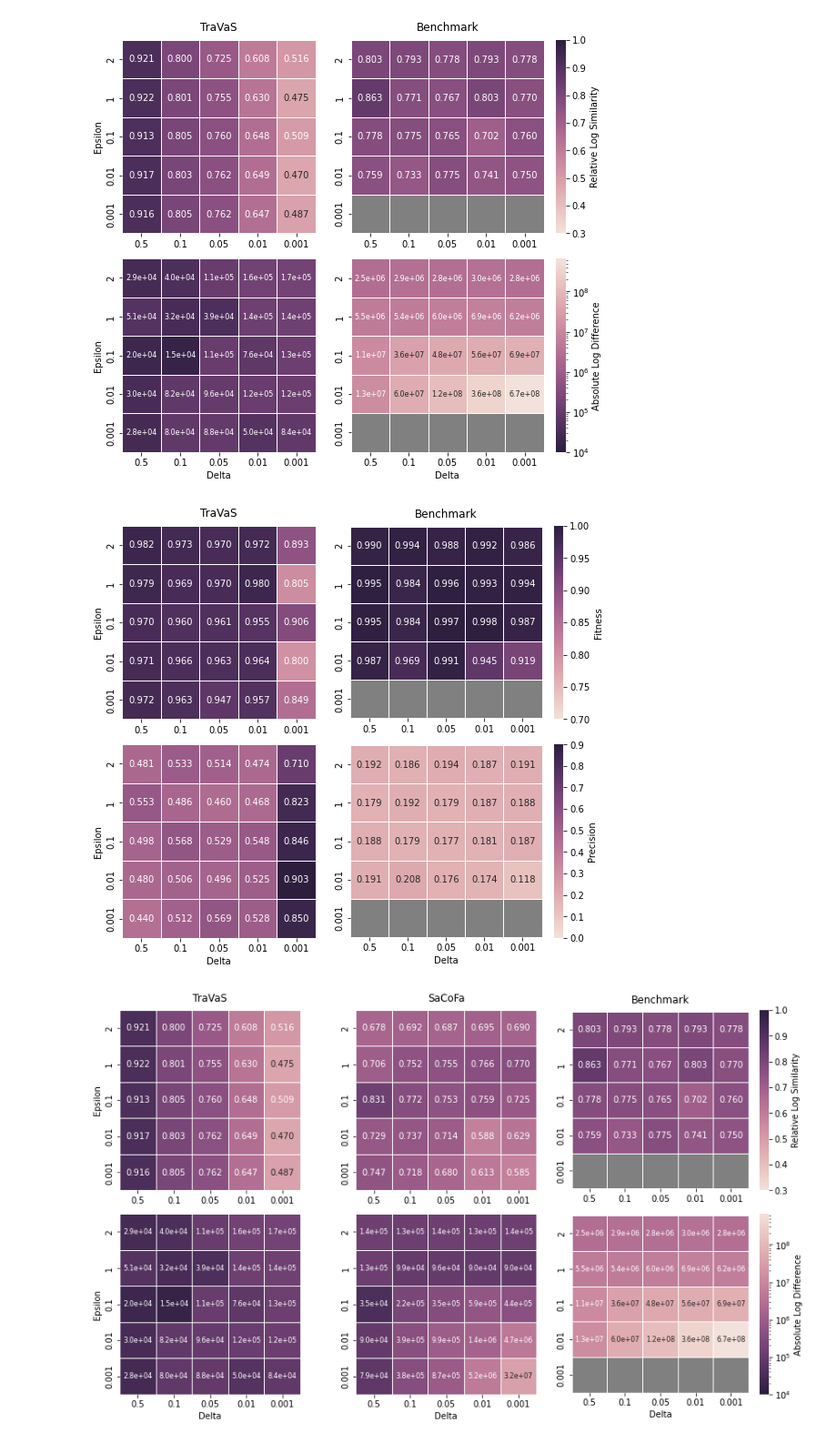
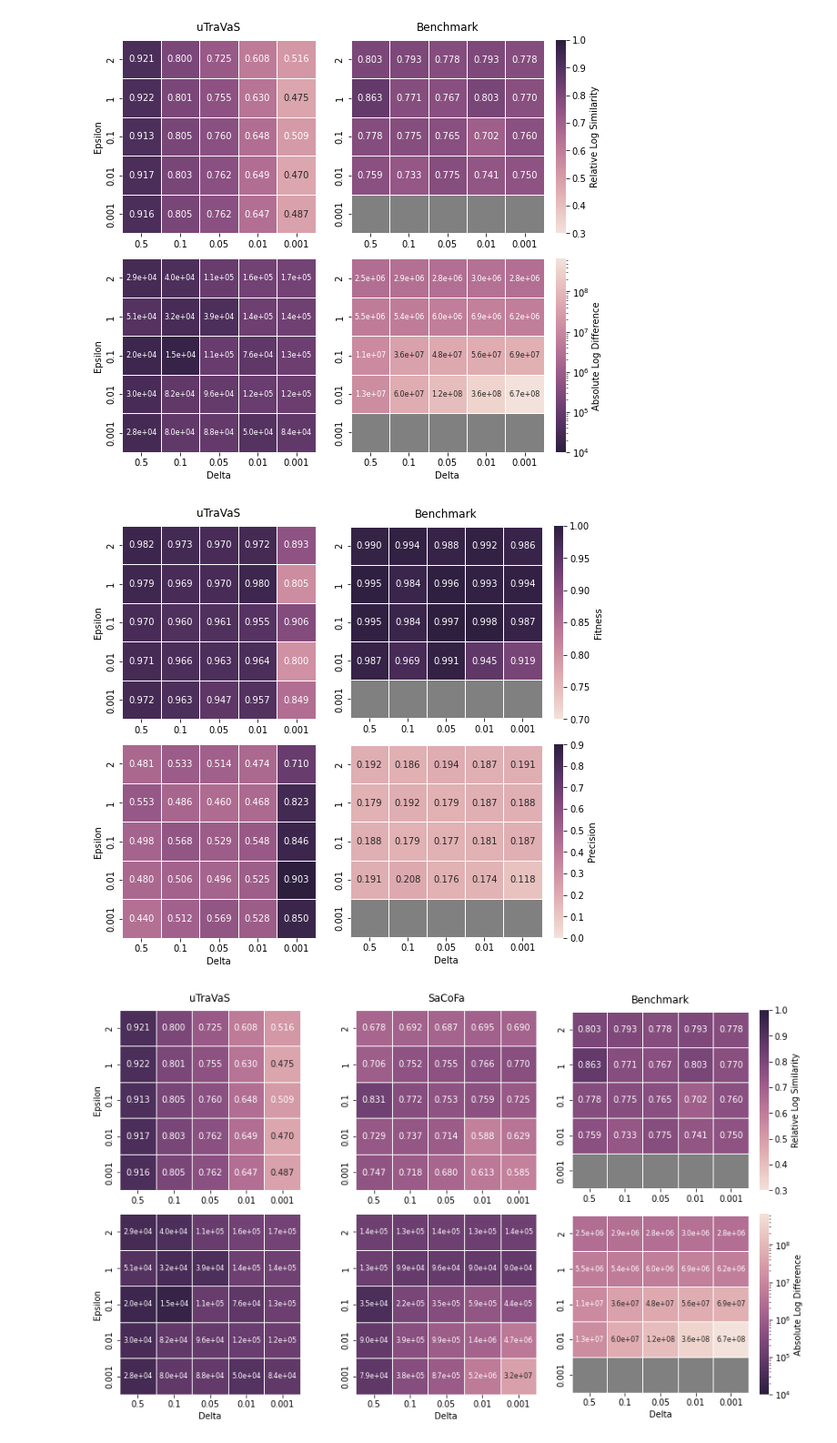
Before and after one commit to wangelik/TraVaS, a Jupyter notebook: experiments/Sepsis/run.ipynb, the cells around one changed output. Shown at 91% size. Cells and saved outputs as stored; diff of their text form; code cells hidden in the pictures.

Commit message:
uTraVaS added to plots

```diff
--- a/experiments/Sepsis/run.ipynb
+++ b/experiments/Sepsis/run.ipynb
@@ -461,40 +462,40 @@ plt.savefig("Sepsis_1.pdf")
 [figure]
 # %%
 # load final data
-prec_single = np.loadtxt('TraVaS-sqvr/prec_sqvr.txt')
-prec_multi = np.loadtxt('TraVaS-optimizer/prec_opt.txt')
+prec_single = np.loadtxt('TraVaS/prec_sqvr.txt')
+prec_multi = np.loadtxt('uTraVaS/prec_opt.txt')
 prec_bench = np.loadtxt('benchmark/prec_bench.txt')
 prec_bench = np.vstack([prec_bench, [np.nan, np.nan, np.nan, np.nan, np.nan]])
 prec_best = np.maximum(prec_single, prec_multi)
 
-fit_single = np.loadtxt('TraVaS-sqvr/fit_sqvr.txt')
-fit_multi = np.loadtxt('TraVaS-optimizer/fit_opt.txt')
+fit_single = np.loadtxt('TraVaS/fit_sqvr.txt')
+fit_multi = np.loadtxt('uTraVaS/fit_opt.txt')
 fit_bench = np.loadtxt('benchmark/fit_bench.txt')
 fit_bench = np.vstack([fit_bench, [np.nan, np.nan, np.nan, np.nan, np.nan]])
 fit_best = np.maximum(fit_single, fit_multi)
 
-gen_single = np.loadtxt('TraVaS-sqvr/gen_sqvr.txt')
-gen_multi = np.loadtxt('TraVaS-optimizer/gen_opt.txt')
+gen_single = np.loadtxt('TraVaS/gen_sqvr.txt')
+gen_multi = np.loadtxt('uTraVaS/gen_opt.txt')
 gen_bench = np.loadtxt('benchmark/gen_bench.txt')
 gen_bench = np.vstack([gen_bench, [np.nan, np.nan, np.nan, np.nan, np.nan]])
 gen_best = np.maximum(gen_single, gen_multi)
 
 # create plots
 f, ax = plt.subplots(2, 2, figsize=(8.3, 7.3))
 cmap = sns.cubehelix_palette(as_cmap=True, light=.9)
 cmap.set_bad('grey', 1.)
 ax[0,0] = sns.heatmap(fit_best, ax=ax[0,0], vmin=0.7, vmax=1, cmap=cmap, square=True, annot=True, cbar=False, fmt='.3f', yticklabels=[2,1,0.1,0.01,0.001], xticklabels=[0.5,0.1,0.05,0.01,0.001], linewidths=.5)
 ax[0,1] = sns.heatmap(fit_bench, ax=ax[0,1], vmin=0.7, vmax=1, cmap=cmap, square=True, annot=True, fmt='.3f', cbar=True, yticklabels=[2,1,0.1,0.01,0.001], xticklabels=[0.5,0.1,0.05,0.01,0.001], mask=np.isnan(fit_bench), linewidths=.5, cbar_kws={'label': 'Fitness'})
 ax[1,0] = sns.heatmap(prec_best, ax=ax[1,0], cmap=cmap, square=True, vmin=0, vmax=0.9, annot=True, cbar=False, fmt='.3f', yticklabels=[2,1,0.1,0.01,0.001], xticklabels=[0.5,0.1,0.05,0.01,0.001], linewidths=.5)
 ax[1,1] = sns.heatmap(prec_bench, ax=ax[1,1], cmap=cmap, vmin=0, vmax=0.9, square=True, annot=True, fmt='.3f', cbar=True, yticklabels=[2,1,0.1,0.01,0.001], xticklabels=[0.5,0.1,0.05,0.01,0.001], linewidths=.5, cbar_kws={'label': 'Precision'})
-ax[0,0].set_title('TraVaS', pad=10)
+ax[0,0].set_title('uTraVaS', pad=10)
 ax[0,1].set_title('Benchmark', pad=10)
 ax[1,0].set(xlabel="Delta", ylabel="Epsilon")
 ax[0,0].set(ylabel="Epsilon")
 ax[1,1].set(xlabel="Delta")
 f.tight_layout()
-plt.savefig("Sepsis_2.pdf")
+plt.savefig("uTravas_vs_Benchmark_result-util.pdf")
 # %% [output]
-[figure, old version]
+[figure, new version]
 # %%
 # load final data
```
Also changed, not shown: parts of 5 cells of this notebook, 4 other files.
